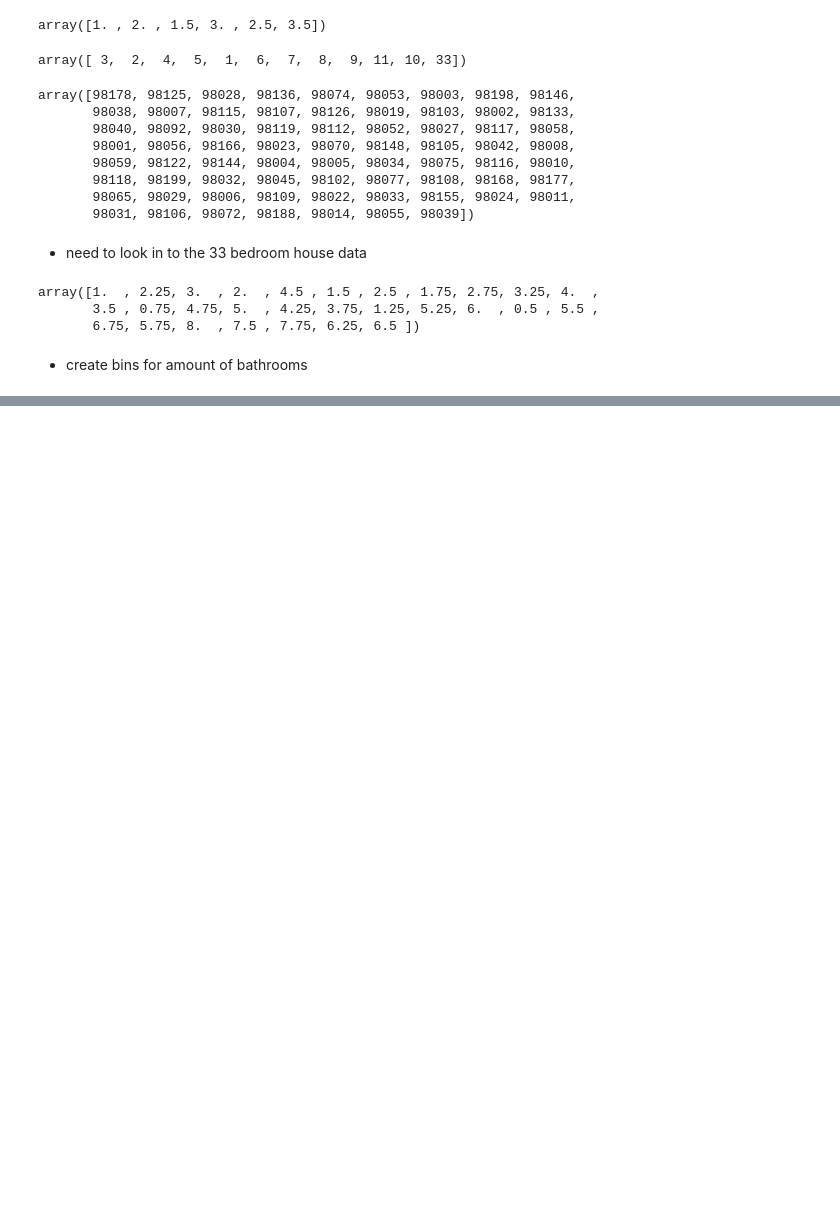
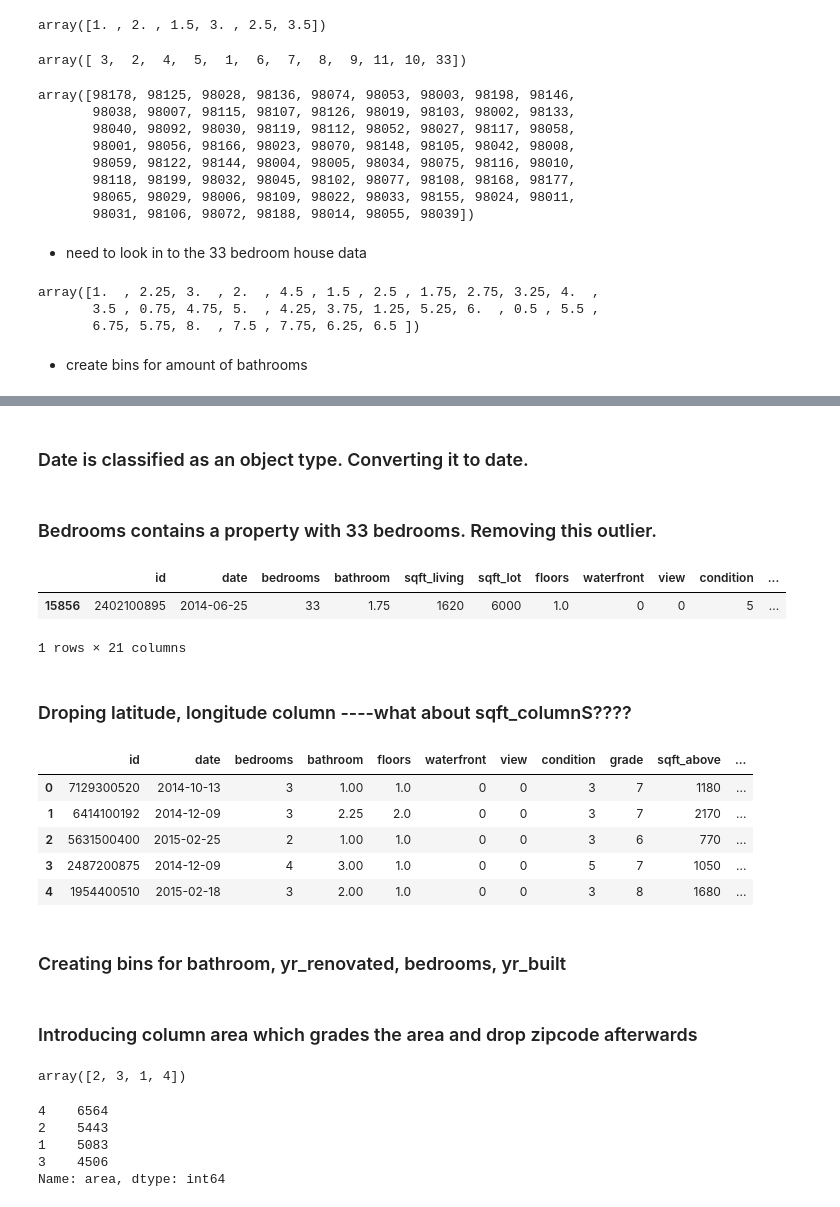
Before and after one commit to samcana/project_house, a Jupyter notebook: realestate_Isabel.ipynb, the cells around one changed output, grey strips where cells are left out. Saved outputs shown, nothing was run; the diff lists cells and outputs as text; code cells hidden in the pictures; blank space fills up the shorter version.

```diff
--- a/realestate_Isabel.ipynb
+++ b/realestate_Isabel.ipynb
@@ -182,0 +199,34 @@ data['date']= pd.to_datetime(data['date'], format=%Y'-'%M'-'%D, errors='coerce')
+# %%
+cleandata=data
+# %% [markdown]
+### Date is classified as an object type. Converting it to date.
+# %%
+cleandata['date']= pd.to_datetime(data['date'], format='%m/%d/%y', errors='coerce')
+# %% [markdown]
+### Bedrooms contains a property with 33 bedrooms. Removing this outlier.
+# %%
+
+data.loc[data['bedrooms'] == 33]
+# %% [output]
+|  | id | date | bedrooms | bathroom | sqft_living | sqft_lot | floors | waterfront | view | condition | ... |
+| 15856 | 2402100895 | 2014-06-25 | 33 | 1.75 | 1620 | 6000 | 1.0 | 0 | 0 | 5 | ... |
+1 rows × 21 columns
+# %%
+cleandata = cleandata.drop(15856)
+# %% [markdown]
+### Droping latitude, longitude column ----what about sqft_columnS????
+# %%
+cleandata.drop(['lat', 'long', 'sqft_living', 'sqft_lot'], axis=1, inplace=True)
+# %%
+cleandata.head()
+# %% [output]
+|  | id | date | bedrooms | bathroom | floors | waterfront | view | condition | grade | sqft_above | ... |
+| 0 | 7129300520 | 2014-10-13 | 3 | 1.00 | 1.0 | 0 | 0 | 3 | 7 | 1180 | ... |
+| 1 | 6414100192 | 2014-12-09 | 3 | 2.25 | 2.0 | 0 | 0 | 3 | 7 | 2170 | ... |
+| 2 | 5631500400 | 2015-02-25 | 2 | 1.00 | 1.0 | 0 | 0 | 3 | 6 | 770 | ... |
+| 3 | 2487200875 | 2014-12-09 | 4 | 3.00 | 1.0 | 0 | 0 | 5 | 7 | 1050 | ... |
+| 4 | 1954400510 | 2015-02-18 | 3 | 2.00 | 1.0 | 0 | 0 | 3 | 8 | 1680 | ... |
+# %% [markdown]
+### Creating bins for bathroom, yr_renovated, bedrooms, yr_built
+# %% [markdown]
+### Introducing column area which grades the area and drop zipcode afterwards
@@ -182,0 +248,12 @@ data['date']= pd.to_datetime(data['date'], format=%Y'-'%M'-'%D, errors='coerce')
+# %%
+cleandata['area'].unique()
+# %% [output]
+array([2, 3, 1, 4])
+# %%
+cleandata['area'].value_counts()
+# %% [output]
+4    6564
+2    5443
+1    5083
+3    4506
+Name: area, dtype: int64
```
Also changed, not shown: parts of 21 cells of this notebook.
